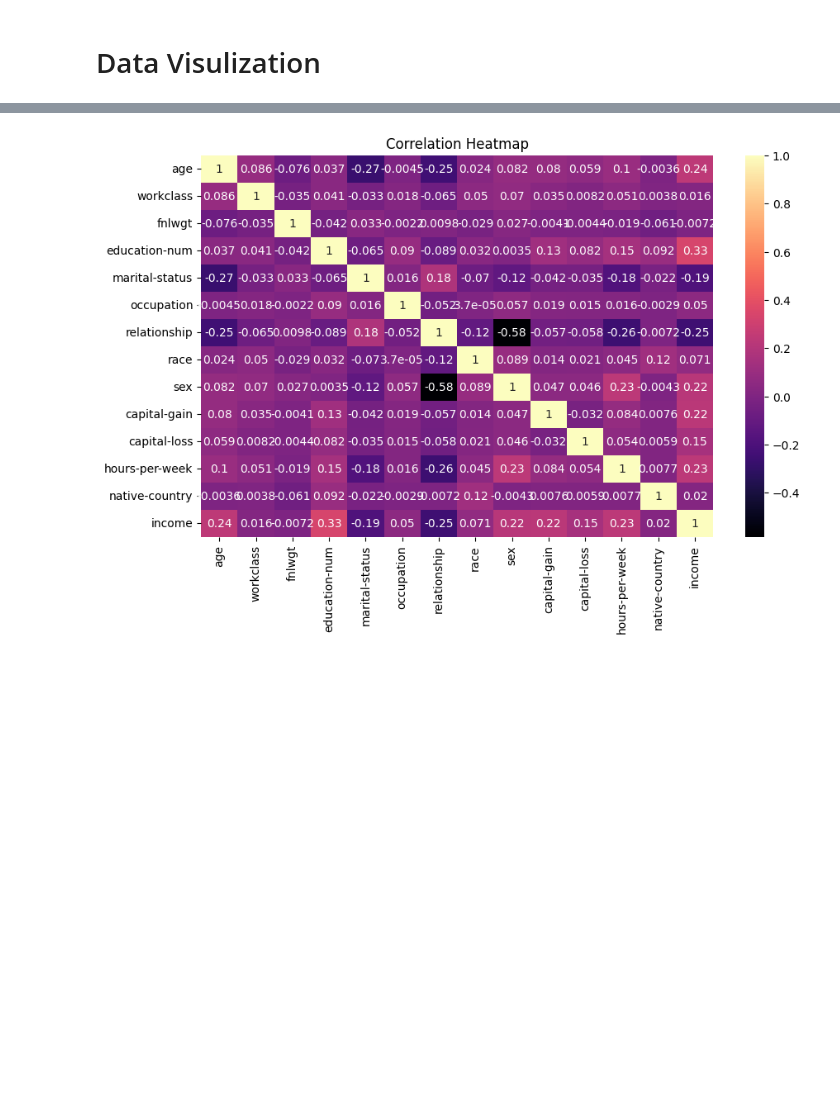
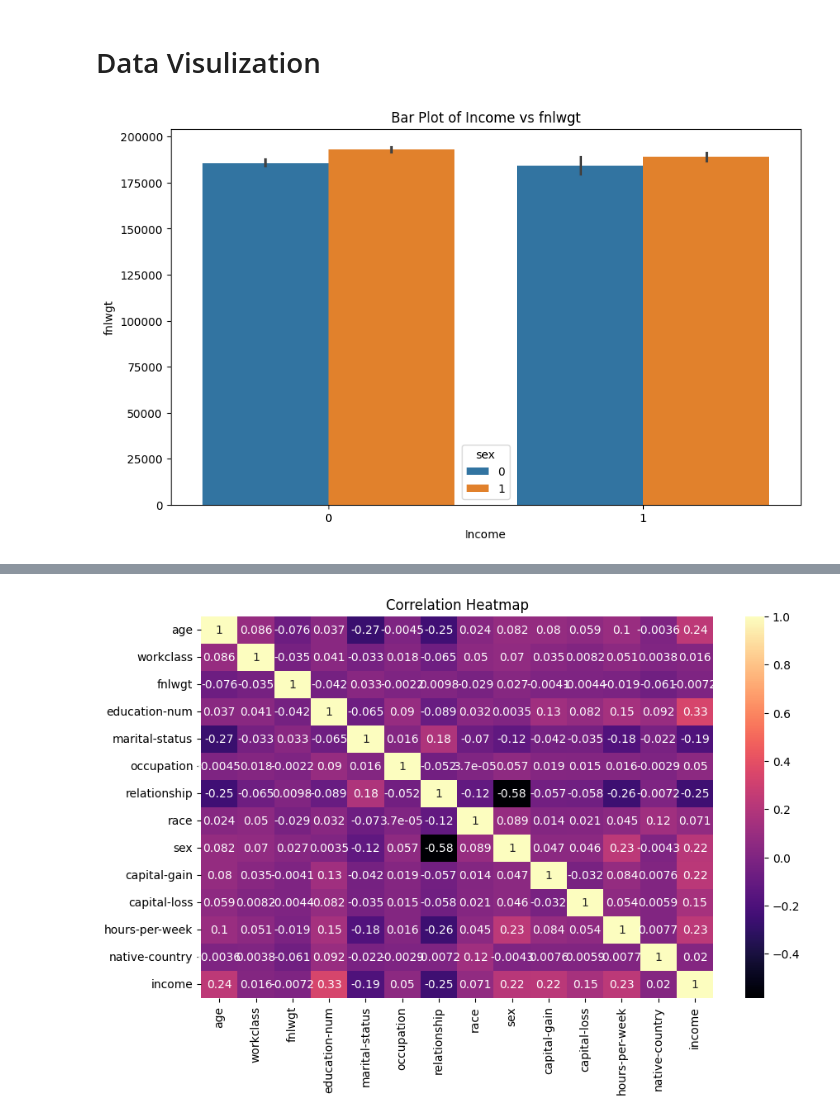
Before and after one commit to sandun94x/census-income-prediction, a Jupyter notebook: pre_processing.ipynb, the cells around one changed output, grey strips where cells are left out. Cells and saved outputs as stored; diff of their text form; code cells hidden in the pictures; blank space fills up the shorter version.

```diff
--- a/pre_processing.ipynb
+++ b/pre_processing.ipynb
@@ -558,4 +553,18 @@ c_data =  pd.read_csv('cleaned_data.csv')
 # %%
 import seaborn as sns
 import matplotlib.pyplot as plt
+# %%
+
+# Create a bar plot for 'fnlwgt' and 'income' columns using seaborn
+plt.figure(figsize=(10, 6))  # Set the size of the plot
+sns.barplot(x='income', y='fnlwgt', hue='sex', data=c_data)  # Create the bar plot with seaborn
+
+# Set labels and title
+plt.xlabel('Income')  # Set x-axis label
+plt.ylabel('fnlwgt')  # Set y-axis label
+plt.title('Bar Plot of Income vs fnlwgt')  # Set title
+
+plt.show()  # Display the bar plot
+# %% [output]
+[figure, added]
 # %%
```
Also changed, not shown: parts of 11 cells of this notebook, 2 other files.
